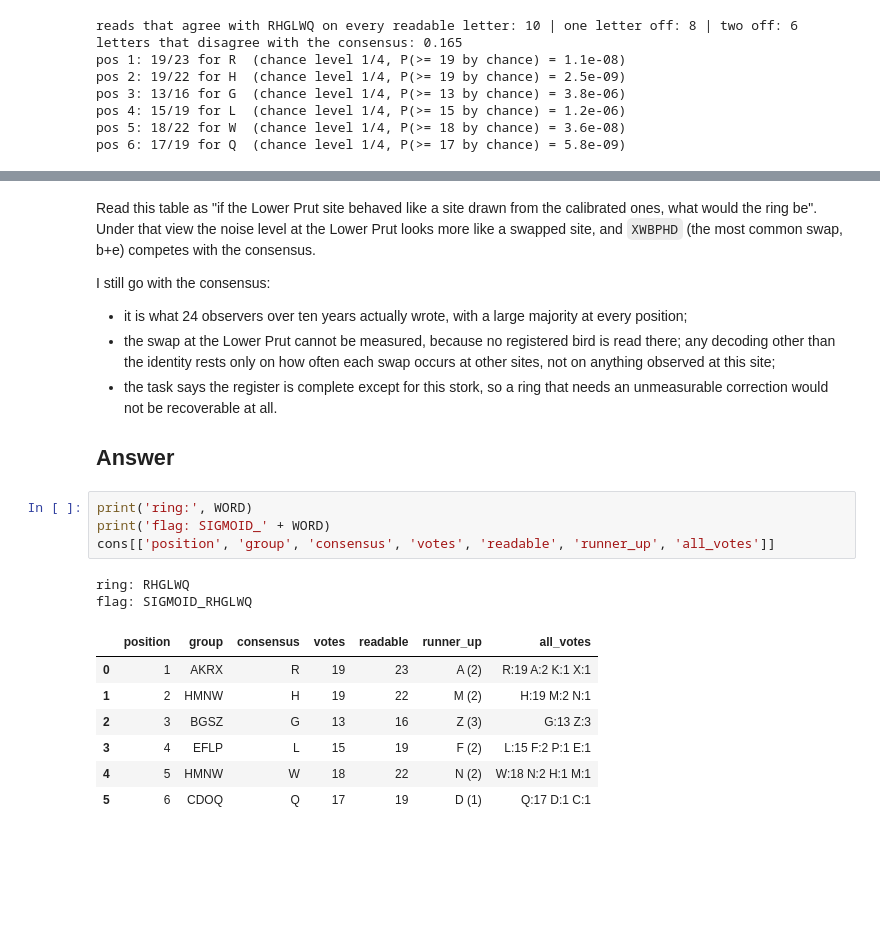
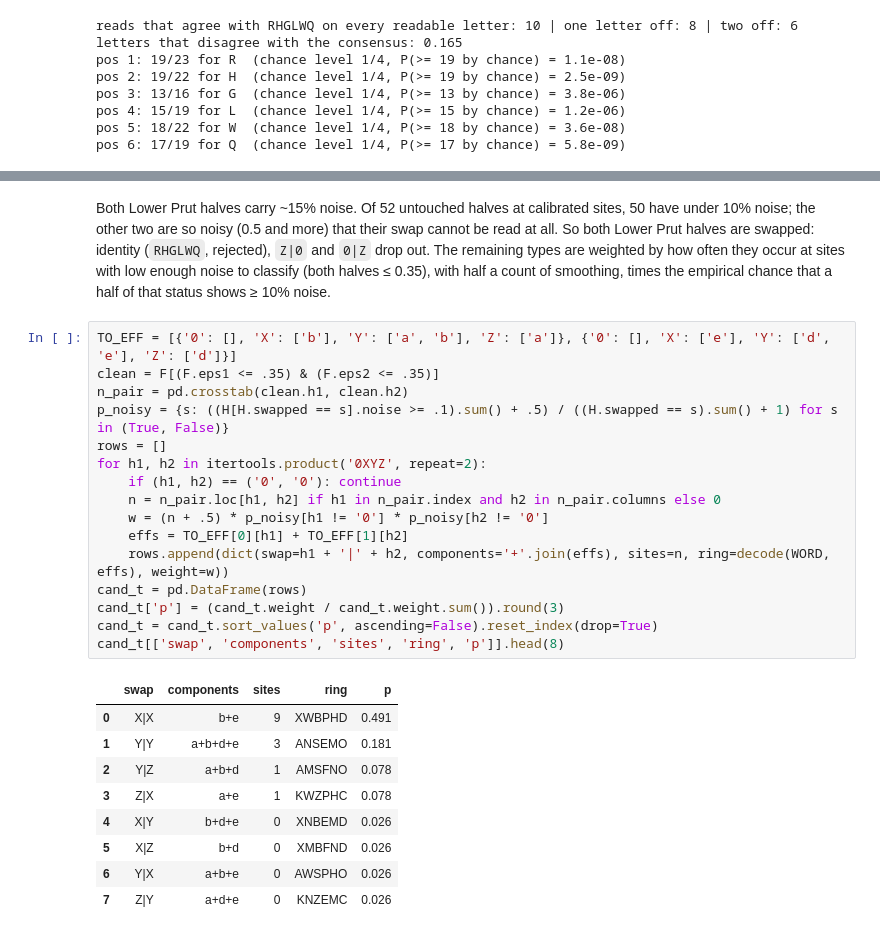
Before and after one commit to Nasalciuc/LMML-hacktone-2026, a Jupyter notebook: 36 Moldova/01 Feather Stories/feather_stories.ipynb, the cells around one changed output, grey strips where cells are left out. Saved outputs shown, nothing was run; the diff lists cells and outputs as text; blank space fills up the shorter version.

```diff
--- a/36 Moldova/01 Feather Stories/feather_stories.ipynb
+++ b/36 Moldova/01 Feather Stories/feather_stories.ipynb
@@ -434,24 +437,28 @@ alt.sort_values('share', ascending=False).head(6)[['swap', 'ring', 'share']]
-# %% [markdown]
-Read this table as "if the Lower Prut site behaved like a site drawn from the calibrated ones, what would the ring be". Under that view the noise level at the Lower Prut looks more like a swapped site, and `XWBPHD` (the most common swap, b+e) competes with the consensus.
-
-I still go with the consensus:
-
-- it is what 24 observers over ten years actually wrote, with a large majority at every position;
-- the swap at the Lower Prut cannot be measured, because no registered bird is read there; any decoding other than the identity rests only on how often each swap occurs at other sites, not on anything observed at this site;
-- the task says the register is complete except for this stork, so a ring that needs an unmeasurable correction would not be recoverable at all.
-
-## Answer
-# %%
-print('ring:', WORD)
-print('flag: SIGMOID_' + WORD)
-cons[['position', 'group', 'consensus', 'votes', 'readable', 'runner_up', 'all_votes']]
-# %% [output]
-ring: RHGLWQ
-flag: SIGMOID_RHGLWQ
-|  | position | group | consensus | votes | readable | runner_up | all_votes |
-| 0 | 1 | AKRX | R | 19 | 23 | A (2) | R:19 A:2 K:1 X:1 |
-| 1 | 2 | HMNW | H | 19 | 22 | M (2) | H:19 M:2 N:1 |
-| 2 | 3 | BGSZ | G | 13 | 16 | Z (3) | G:13 Z:3 |
-| 3 | 4 | EFLP | L | 15 | 19 | F (2) | L:15 F:2 P:1 E:1 |
-| 4 | 5 | HMNW | W | 18 | 22 | N (2) | W:18 N:2 H:1 M:1 |
-| 5 | 6 | CDOQ | Q | 17 | 19 | D (1) | Q:17 D:1 C:1 |
+# %% [markdown]
+Both Lower Prut halves carry ~15% noise. Of 52 untouched halves at calibrated sites, 50 have under 10% noise; the other two are so noisy (0.5 and more) that their swap cannot be read at all. So both Lower Prut halves are swapped: identity (`RHGLWQ`, rejected), `Z|0` and `0|Z` drop out. The remaining types are weighted by how often they occur at sites with low enough noise to classify (both halves ≤ 0.35), with half a count of smoothing, times the empirical chance that a half of that status shows ≥ 10% noise.
+# %%
+TO_EFF = [{'0': [], 'X': ['b'], 'Y': ['a', 'b'], 'Z': ['a']}, {'0': [], 'X': ['e'], 'Y': ['d', 'e'], 'Z': ['d']}]
+clean = F[(F.eps1 <= .35) & (F.eps2 <= .35)]
+n_pair = pd.crosstab(clean.h1, clean.h2)
+p_noisy = {s: ((H[H.swapped == s].noise >= .1).sum() + .5) / ((H.swapped == s).sum() + 1) for s in (True, False)}
+rows = []
+for h1, h2 in itertools.product('0XYZ', repeat=2):
+    if (h1, h2) == ('0', '0'): continue
+    n = n_pair.loc[h1, h2] if h1 in n_pair.index and h2 in n_pair.columns else 0
+    w = (n + .5) * p_noisy[h1 != '0'] * p_noisy[h2 != '0']
+    effs = TO_EFF[0][h1] + TO_EFF[1][h2]
+    rows.append(dict(swap=h1 + '|' + h2, components='+'.join(effs), sites=n, ring=decode(WORD, effs), weight=w))
+cand_t = pd.DataFrame(rows)
+cand_t['p'] = (cand_t.weight / cand_t.weight.sum()).round(3)
+cand_t = cand_t.sort_values('p', ascending=False).reset_index(drop=True)
+cand_t[['swap', 'components', 'sites', 'ring', 'p']].head(8)
+# %% [output]
+|  | swap | components | sites | ring | p |
+| 0 | X|X | b+e | 9 | XWBPHD | 0.491 |
+| 1 | Y|Y | a+b+d+e | 3 | ANSEMO | 0.181 |
+| 2 | Y|Z | a+b+d | 1 | AMSFNO | 0.078 |
+| 3 | Z|X | a+e | 1 | KWZPHC | 0.078 |
+| 4 | X|Y | b+d+e | 0 | XNBEMD | 0.026 |
+| 5 | X|Z | b+d | 0 | XMBFND | 0.026 |
+| 6 | Y|X | a+b+e | 0 | AWSPHO | 0.026 |
+| 7 | Z|Y | a+d+e | 0 | KNZEMC | 0.026 |
```
Also changed, not shown: parts of 13 cells of this notebook, 1 other file.
